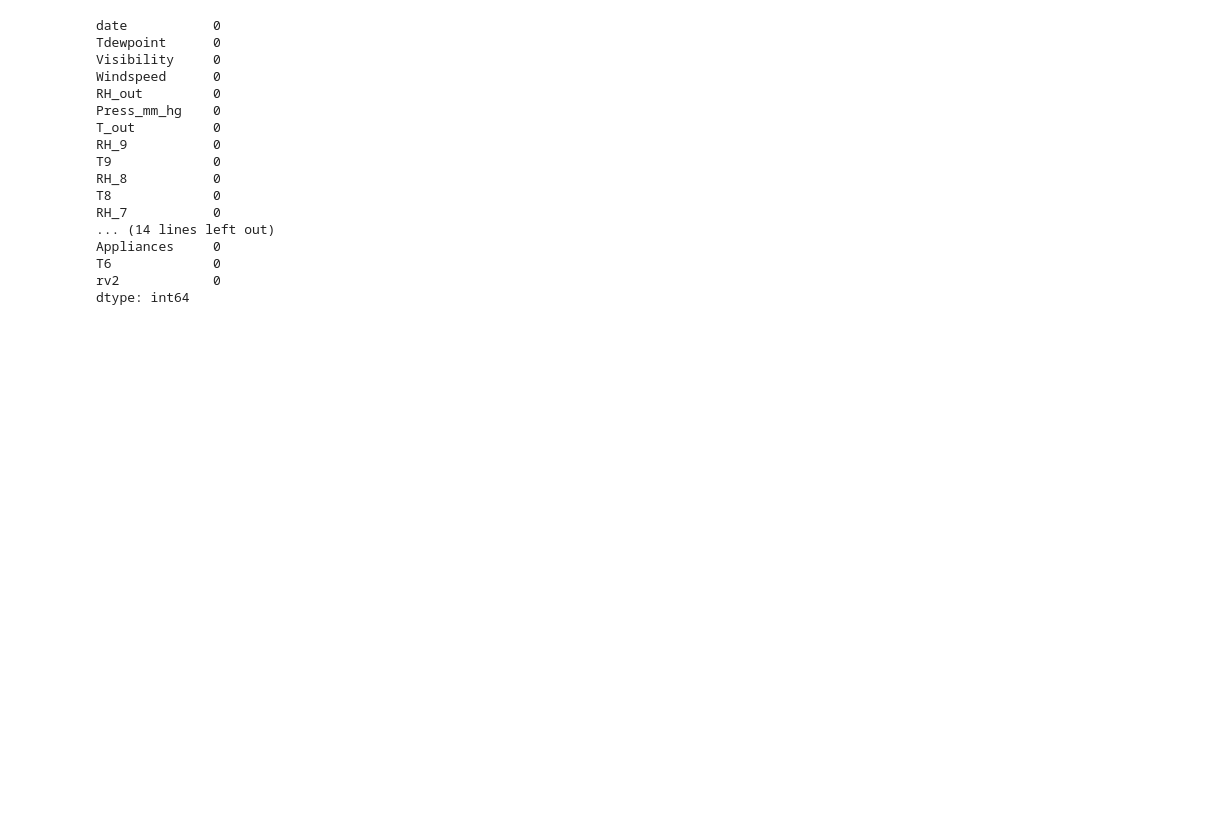
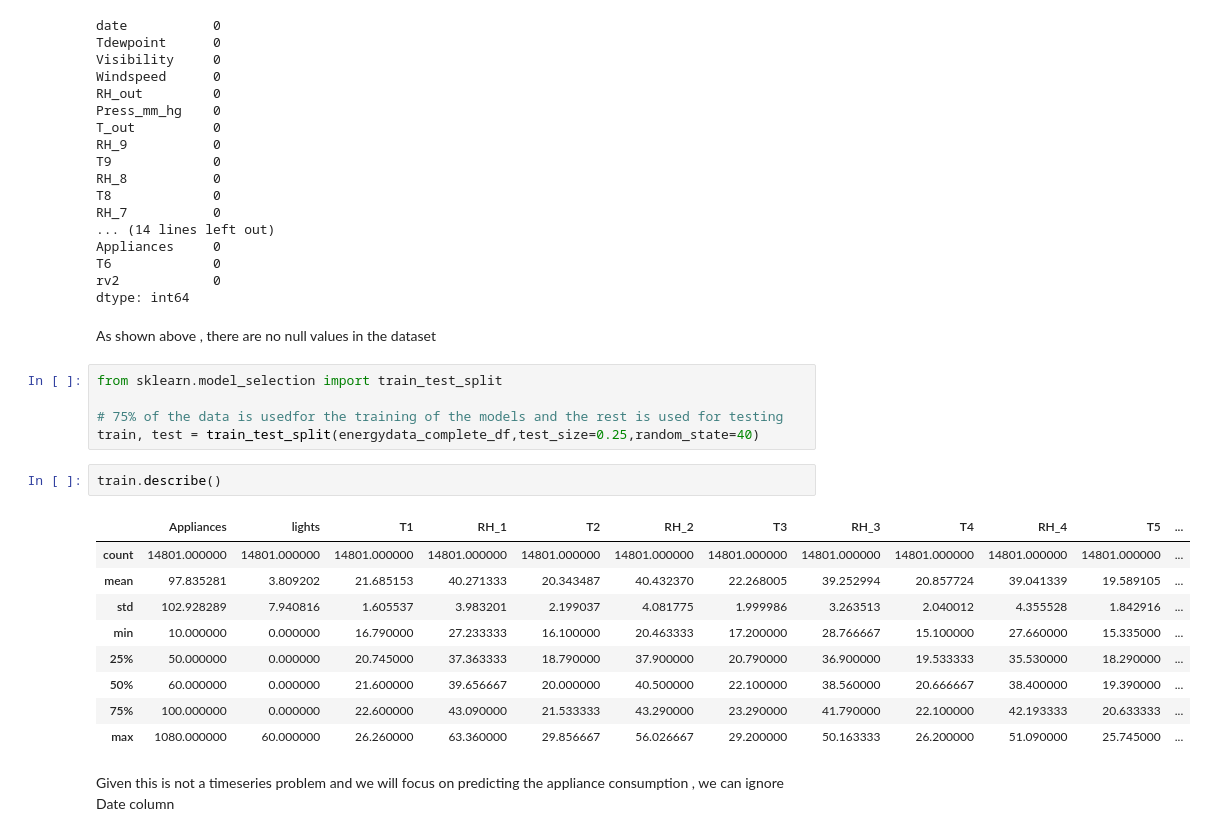
Before and after one commit to nileshrathod17/Appliances-Energy-Predication-Capstone-Project, a Jupyter notebook: Appliances_Energy_Predication_Capstone_Project.ipynb, the cells around one changed output. Drawn from its saved outputs; the diff is of its cells as text; blank space fills up the shorter version.

Commit message:
Divide the data in Train and Test , separate features

```diff
--- a/Appliances_Energy_Predication_Capstone_Project.ipynb
+++ b/Appliances_Energy_Predication_Capstone_Project.ipynb
@@ -138,3 +138,24 @@ Appliances     0
 T6             0
 rv2            0
 dtype: int64
+# %% [markdown]
+As shown above , there are no null values in the dataset
+# %%
+from sklearn.model_selection import train_test_split
+
+# 75% of the data is usedfor the training of the models and the rest is used for testing
+train, test = train_test_split(energydata_complete_df,test_size=0.25,random_state=40)
+# %%
+train.describe()
+# %% [output]
+|  | Appliances | lights | T1 | RH_1 | T2 | RH_2 | T3 | RH_3 | T4 | RH_4 | T5 | ... |
+| count | 14801.000000 | 14801.000000 | 14801.000000 | 14801.000000 | 14801.000000 | 14801.000000 | 14801.000000 | 14801.000000 | 14801.000000 | 14801.000000 | 14801.000000 | ... |
+| mean | 97.835281 | 3.809202 | 21.685153 | 40.271333 | 20.343487 | 40.432370 | 22.268005 | 39.252994 | 20.857724 | 39.041339 | 19.589105 | ... |
+| std | 102.928289 | 7.940816 | 1.605537 | 3.983201 | 2.199037 | 4.081775 | 1.999986 | 3.263513 | 2.040012 | 4.355528 | 1.842916 | ... |
+| min | 10.000000 | 0.000000 | 16.790000 | 27.233333 | 16.100000 | 20.463333 | 17.200000 | 28.766667 | 15.100000 | 27.660000 | 15.335000 | ... |
+| 25% | 50.000000 | 0.000000 | 20.745000 | 37.363333 | 18.790000 | 37.900000 | 20.790000 | 36.900000 | 19.533333 | 35.530000 | 18.290000 | ... |
+| 50% | 60.000000 | 0.000000 | 21.600000 | 39.656667 | 20.000000 | 40.500000 | 22.100000 | 38.560000 | 20.666667 | 38.400000 | 19.390000 | ... |
+| 75% | 100.000000 | 0.000000 | 22.600000 | 43.090000 | 21.533333 | 43.290000 | 23.290000 | 41.790000 | 22.100000 | 42.193333 | 20.633333 | ... |
+| max | 1080.000000 | 60.000000 | 26.260000 | 63.360000 | 29.856667 | 56.026667 | 29.200000 | 50.163333 | 26.200000 | 51.090000 | 25.745000 | ... |
+# %% [markdown]
+Given this is not a timeseries problem and we will focus on predicting the appliance consumption , we can ignore Date column
```
Also changed, not shown: parts of 3 cells of this notebook.
